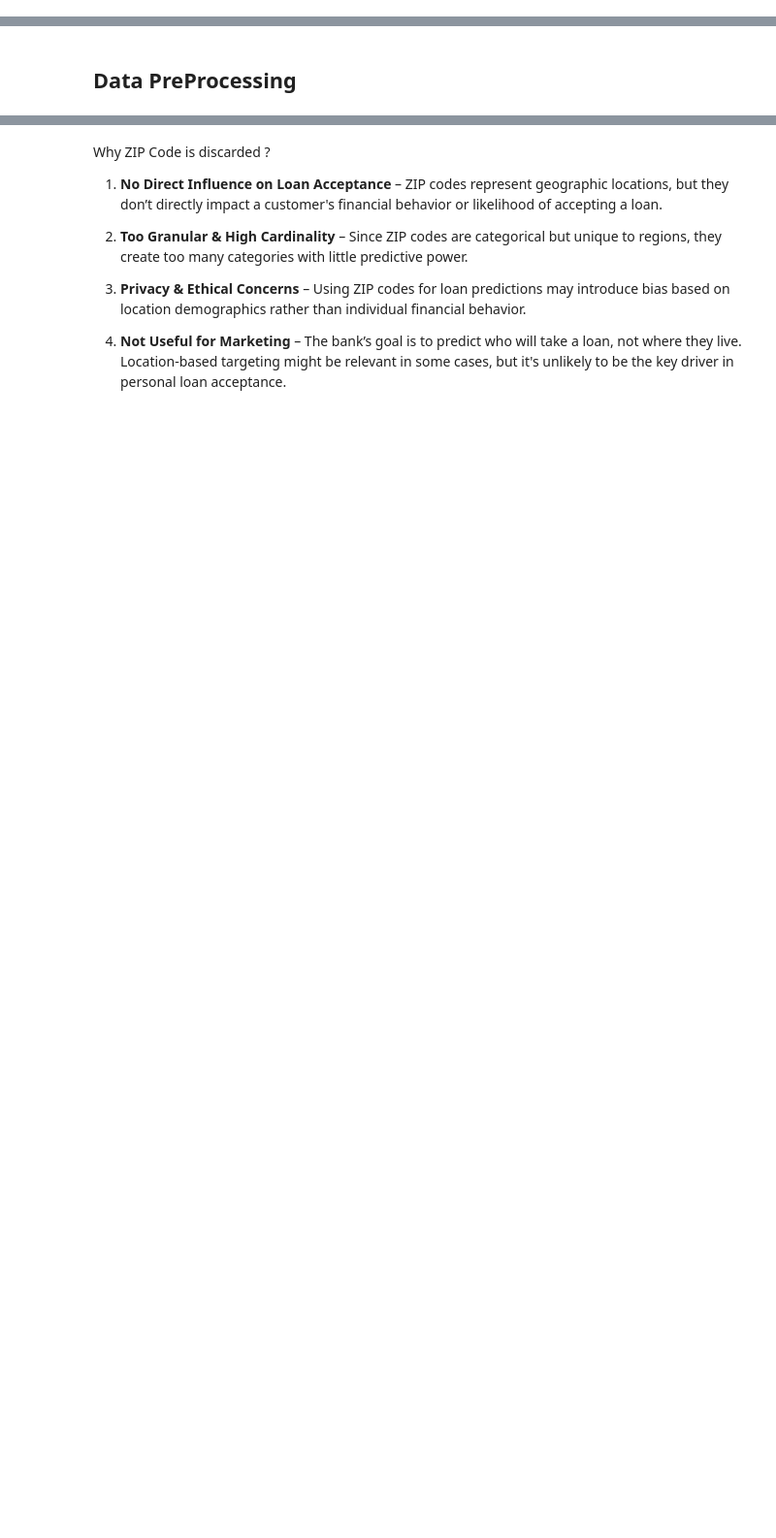
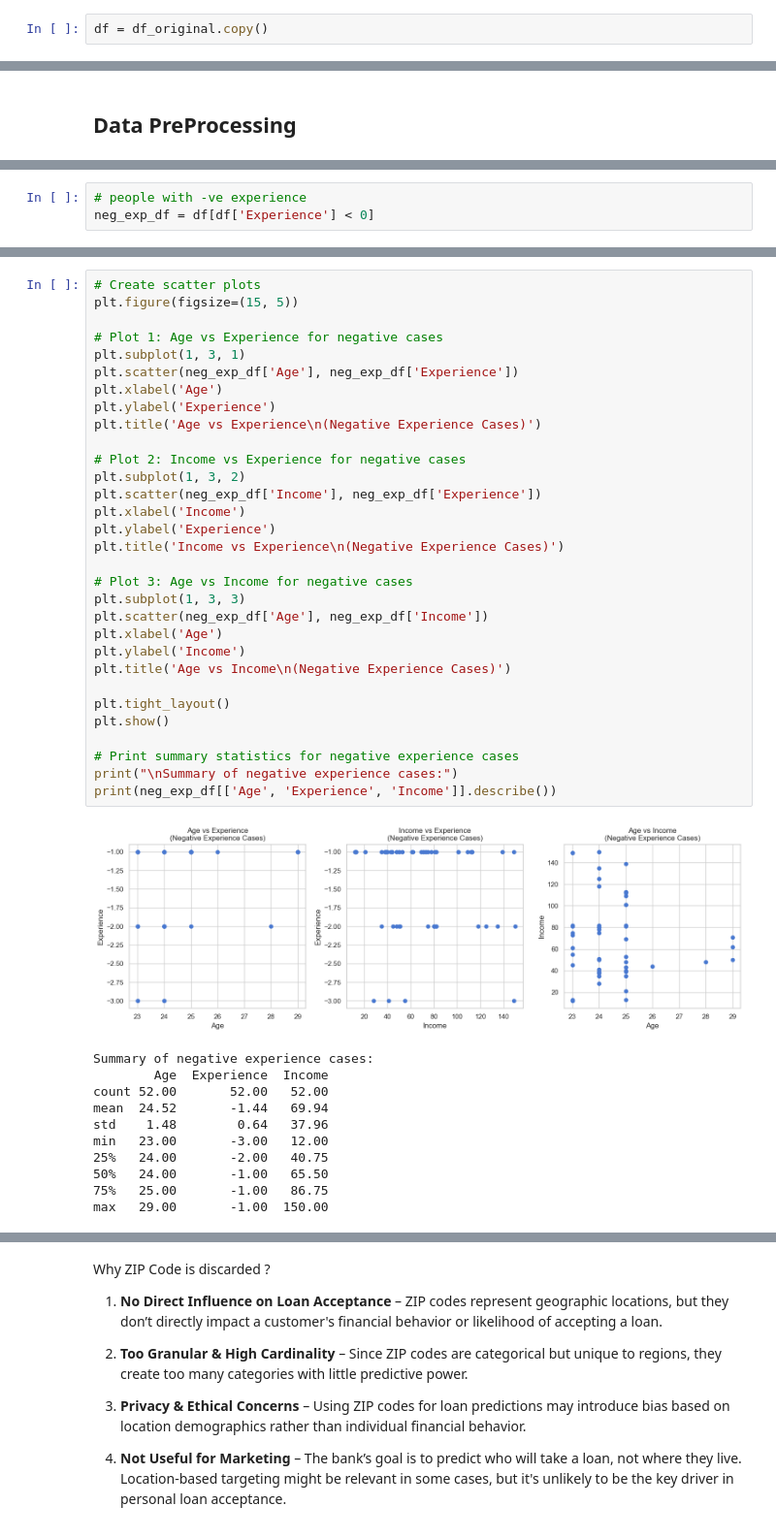
Before and after one commit to nszenoti/PYPG, a Jupyter notebook: projects/personal_loan_campaign/hw/notebook1.ipynb, the cells around one changed output, grey strips where cells are left out. Shown at 97% size. Saved outputs shown, nothing was run; the diff lists cells and outputs as text; blank space fills up the shorter version.

```diff
--- a/projects/personal_loan_campaign/hw/notebook1.ipynb
+++ b/projects/personal_loan_campaign/hw/notebook1.ipynb
@@ -1560,0 +1568,2 @@ NOTE:
+# %%
+df = df_original.copy()
@@ -1562,0 +1583,3 @@ NOTE:
+# %%
+# people with -ve experience
+neg_exp_df = df[df['Experience'] < 0]
@@ -1562,0 +1630,43 @@ NOTE:
+# %%
+# Create scatter plots
+plt.figure(figsize=(15, 5))
+
+# Plot 1: Age vs Experience for negative cases
+plt.subplot(1, 3, 1)
+plt.scatter(neg_exp_df['Age'], neg_exp_df['Experience'])
+plt.xlabel('Age')
+plt.ylabel('Experience')
+plt.title('Age vs Experience\n(Negative Experience Cases)')
+
+# Plot 2: Income vs Experience for negative cases
+plt.subplot(1, 3, 2)
+plt.scatter(neg_exp_df['Income'], neg_exp_df['Experience'])
+plt.xlabel('Income')
+plt.ylabel('Experience')
+plt.title('Income vs Experience\n(Negative Experience Cases)')
+
+# Plot 3: Age vs Income for negative cases
+plt.subplot(1, 3, 3)
+plt.scatter(neg_exp_df['Age'], neg_exp_df['Income'])
+plt.xlabel('Age')
+plt.ylabel('Income')
+plt.title('Age vs Income\n(Negative Experience Cases)')
+
+plt.tight_layout()
+plt.show()
+
+# Print summary statistics for negative experience cases
+print("\nSummary of negative experience cases:")
+print(neg_exp_df[['Age', 'Experience', 'Income']].describe())
+# %% [output]
+[figure, added]
+Summary of negative experience cases:
+        Age  Experience  Income
+count 52.00       52.00   52.00
+mean  24.52       -1.44   69.94
+std    1.48        0.64   37.96
+min   23.00       -3.00   12.00
+25%   24.00       -2.00   40.75
+50%   24.00       -1.00   65.50
+75%   25.00       -1.00   86.75
+max   29.00       -1.00  150.00
```
Also changed, not shown: parts of 21 cells of this notebook, 3 other files.
